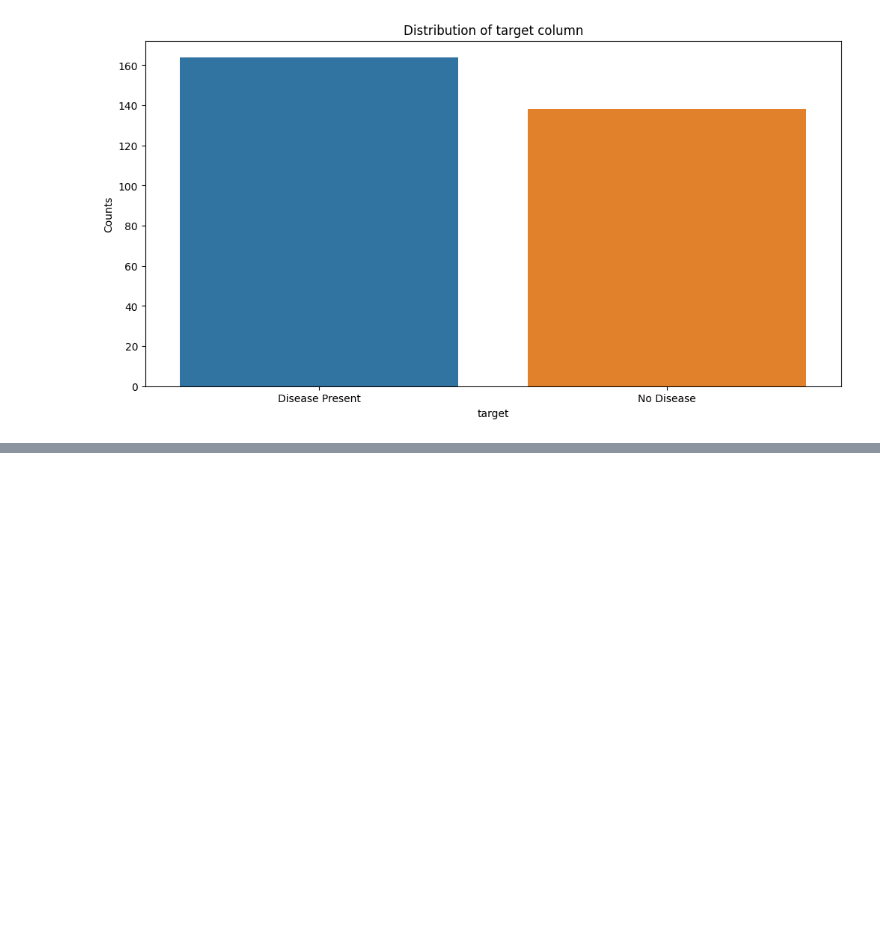
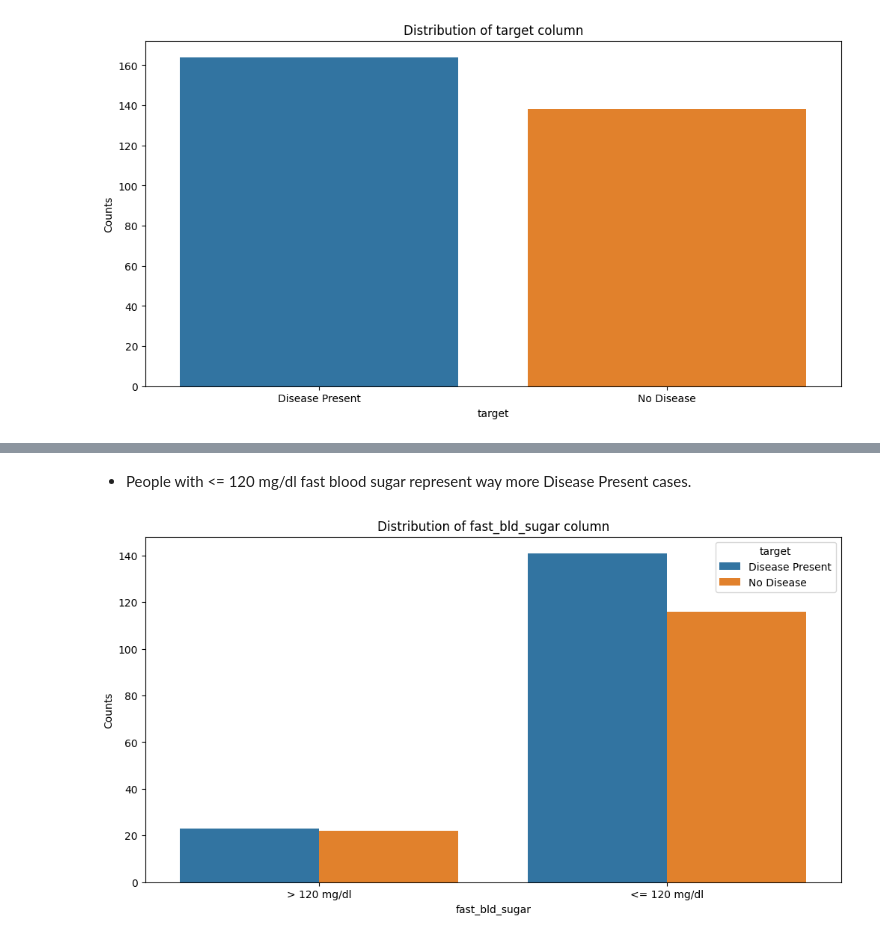
Before and after one commit to alaalmy-ahmed/Heart-Diseases-Analysis, a Jupyter notebook: Visual Analysis.ipynb, the cells around one changed output, grey strips where cells are left out. Drawn from its saved outputs; the diff is of its cells as text; code cells hidden in the pictures; blank space fills up the shorter version.

```diff
--- a/Visual Analysis.ipynb
+++ b/Visual Analysis.ipynb
@@ -284,0 +299,6 @@ Name: target, dtype: float64
+# %% [markdown]
+- People with <= 120 mg/dl fast blood sugar represent way more Disease Present cases.
+# %%
+plot_distribution('fast_bld_sugar', hue='target', counts=False)
+# %% [output]
+[figure, added]
```
Also changed, not shown: parts of 21 cells of this notebook, 24 other files.
